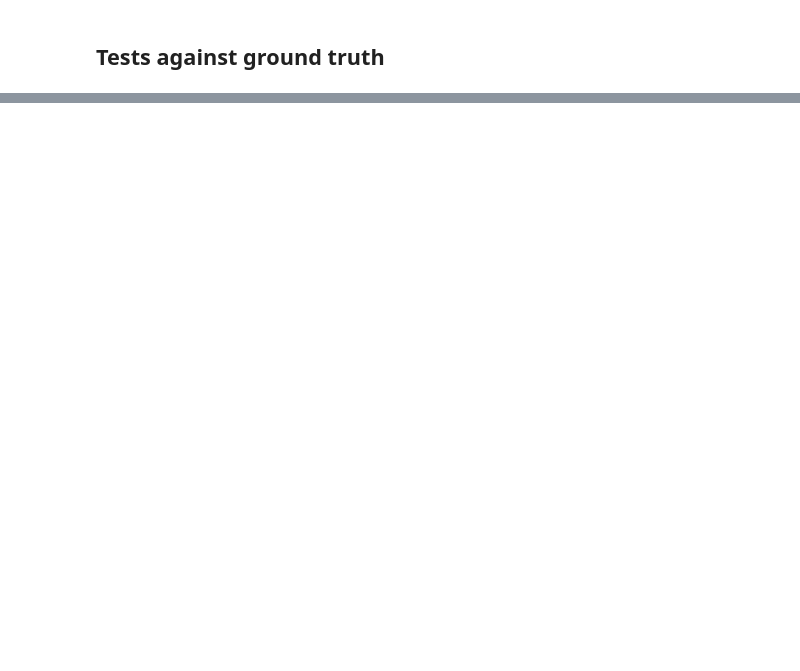
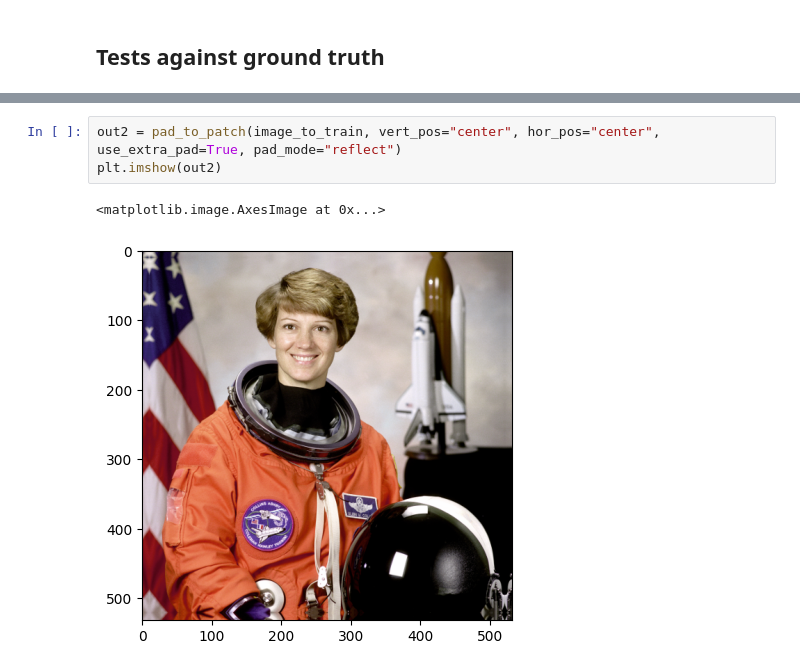
Before and after one commit to quasar1357/dino_paint, a Jupyter notebook: dino_paint.ipynb, the cells around one changed output, grey strips where cells are left out. Saved outputs shown, nothing was run; the diff lists cells and outputs as text; blank space fills up the shorter version.

```diff
--- a/dino_paint.ipynb
+++ b/dino_paint.ipynb
@@ -187,0 +252,6 @@ accs, avg_accs, max_acc = test
+# %%
+out2 = pad_to_patch(image_to_train, vert_pos="center", hor_pos="center", use_extra_pad=True, pad_mode="reflect")
+plt.imshow(out2)
+# %% [output]
+<matplotlib.image.AxesImage at 0x...>
+[figure, added]
```
Also changed, not shown: parts of 8 cells of this notebook, 1 other file.
